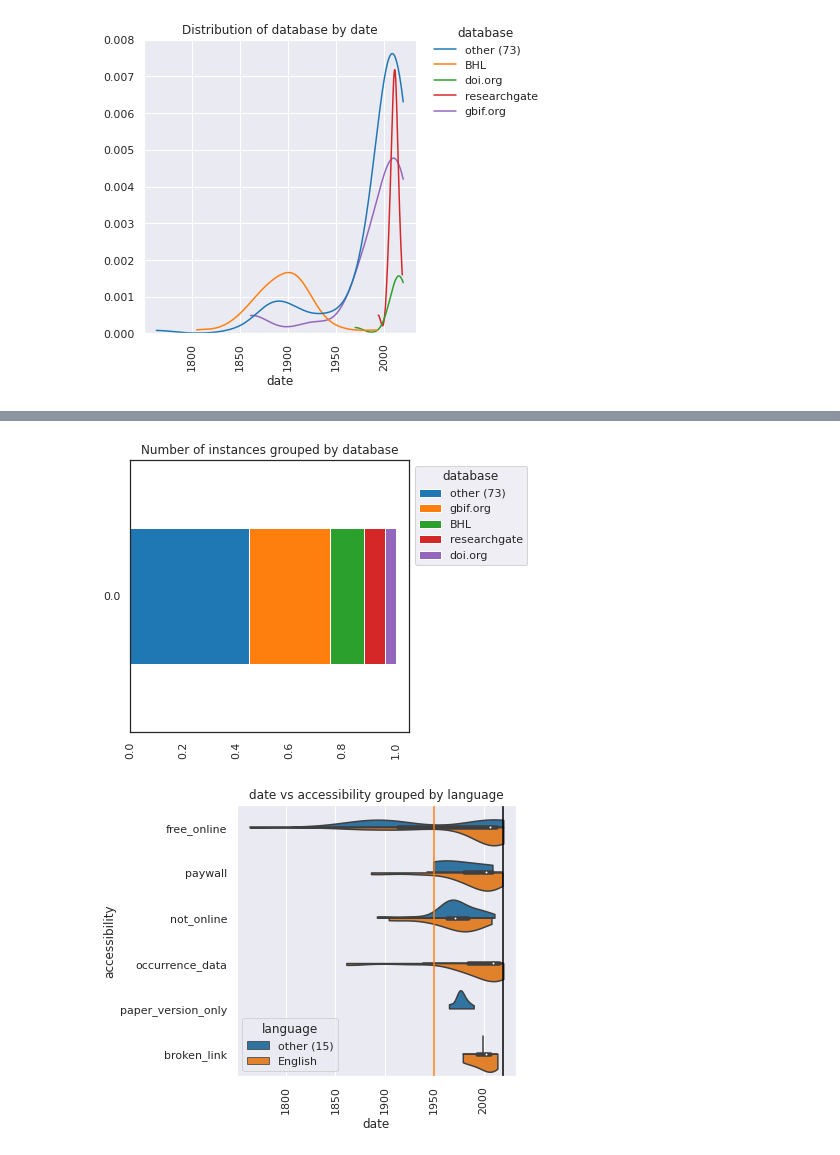
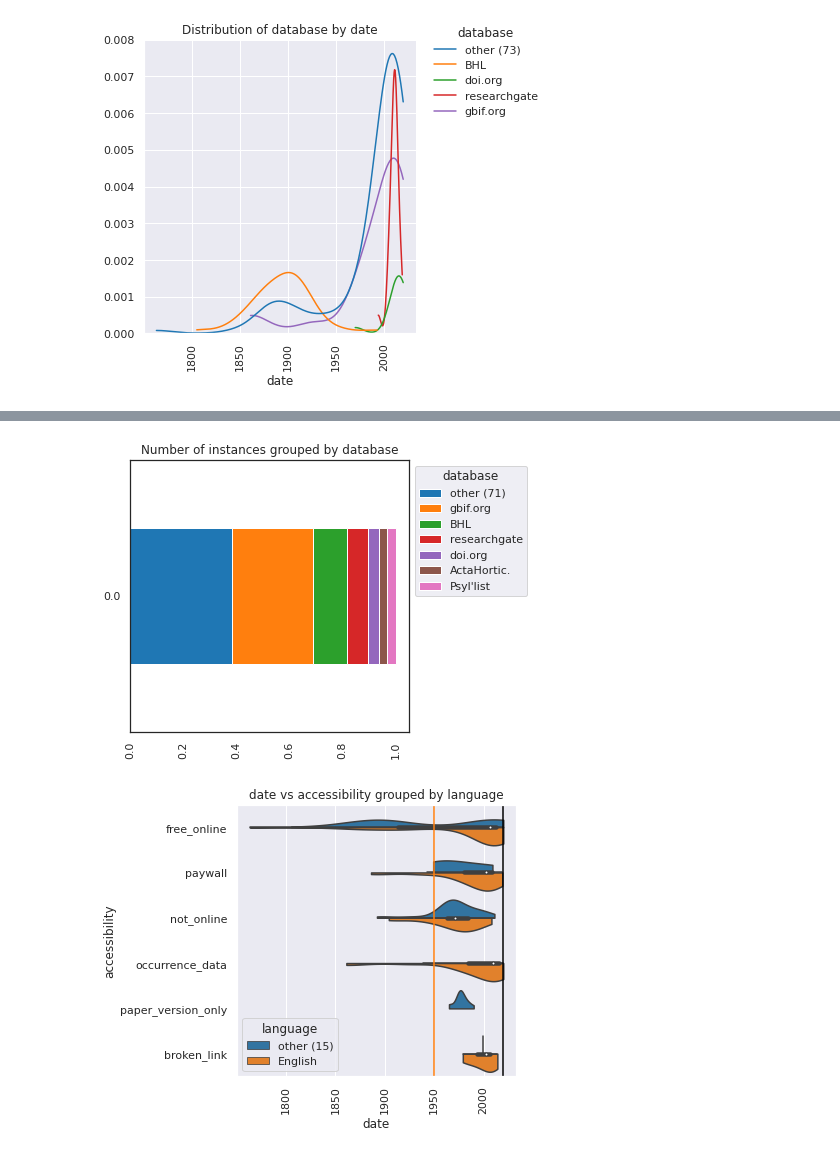
Before and after one commit to e-lubrini/psylve, a Jupyter notebook: dataset_overview/dataset_visualisation.ipynb, the cells around one changed output, grey strips where cells are left out. Saved outputs shown, nothing was run; the diff lists cells and outputs as text; code cells hidden in the pictures.

```diff
--- a/dataset_overview/dataset_visualisation.ipynb
+++ b/dataset_overview/dataset_visualisation.ipynb
@@ -63,16 +75,16 @@ plot(x=x, hue=hue, data=df,
 # %%
 hue = 'database'
 x='PDF'
 
 plot(hue=hue, data=df,
     type='perc',
-    split={hue:5},
+    split={hue:7},
     drop_doubles=[key_id], drop_na=[hue],
     legend_position='out',
     save_dir = save_dir,
     )
 # %% [output]
-[figure, old version]
+[figure, new version]
 # %%
 x = 'dateIdentified'
 y = 'availability'
```
Also changed, not shown: parts of 4 cells of this notebook, 11 other files.
